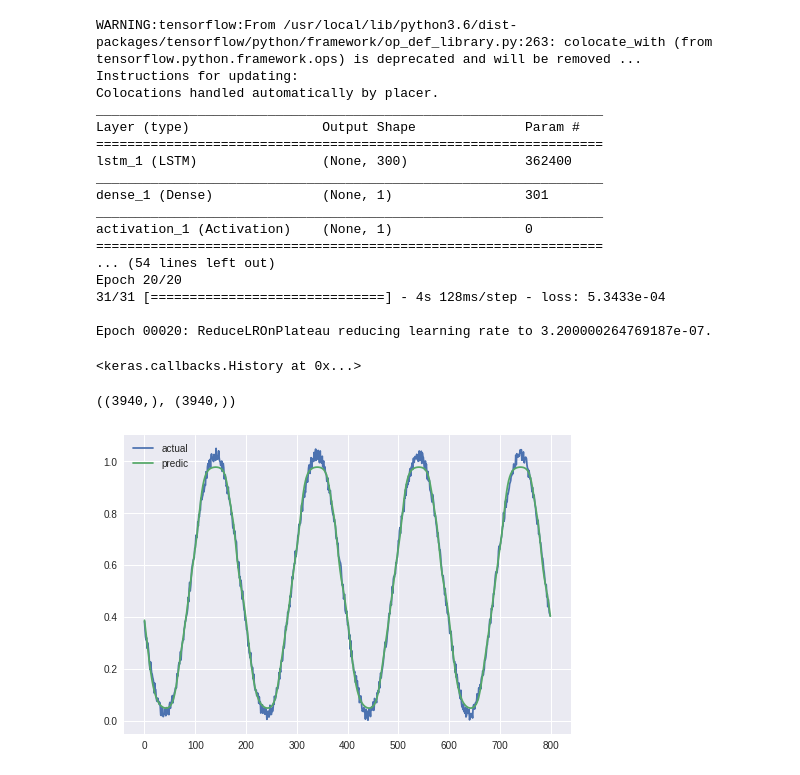
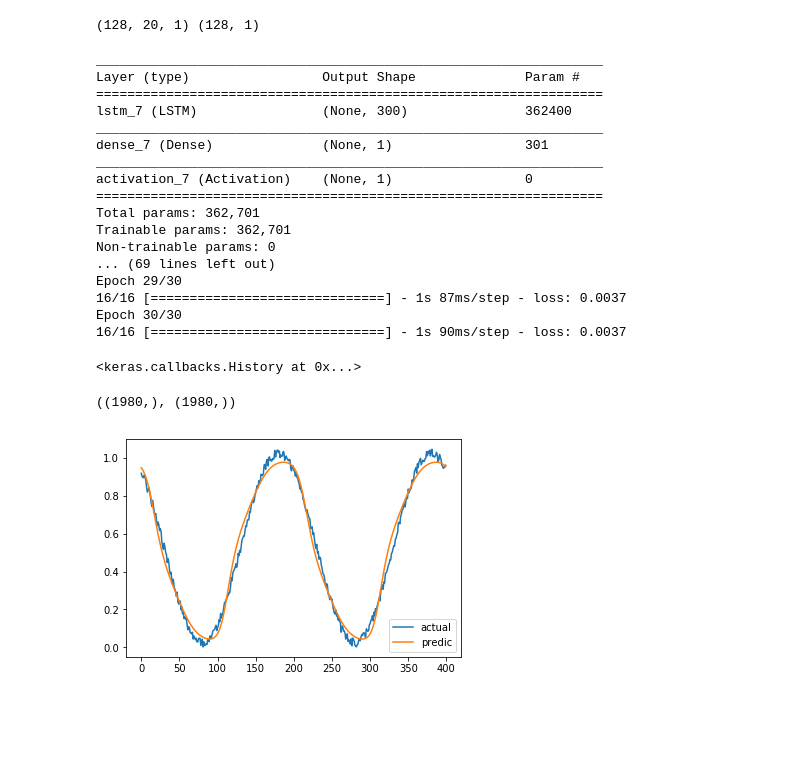
Before and after one commit to vochicong/ai-memo, a Jupyter notebook: predict_sin.ipynb, the cells around one changed output. Saved outputs shown, nothing was run; the diff lists cells and outputs as text; code cells hidden in the pictures; blank space fills up the shorter version.

Commit message:
Refactor Keras model to learn sin()

```diff
--- a/predict_sin.ipynb
+++ b/predict_sin.ipynb
@@ -49,47 +51,58 @@ gen[0][0].shape, gen[0][1].shape
 # %%
-assert np.array_equal(gen[0][0][0], data[0:seq_len])
-assert np.array_equal(gen[0][0][1], data[1:seq_len+1])
-assert np.array_equal(gen[0][1], targets[seq_len:seq_len+batch_size])
+kgen = k.preprocessing.sequence.TimeseriesGenerator(
+    X, y, length=seq_len, batch_size=batch_size)
+print(kgen[0][0].shape, kgen[0][1].shape)
+assert np.array_equal(kgen[0][0][0], X[0:seq_len])
+assert np.array_equal(kgen[0][0][1], X[1:seq_len + 1])
+assert np.array_equal(kgen[0][1], y[seq_len:seq_len + batch_size])
+# %% [output]
+(128, 20, 1) (128, 1)
 # %%
-
-lstm_hidden_units = 300
-
-model = Sequential([
-#     Dense(32, input_shape=(seq_len,xdim)), Activation('relu'),
-    LSTM(lstm_hidden_units, input_shape=(seq_len,ydim,)
-        ),
-    Dense(ydim),
-    Activation('sigmoid'),
+kmodel = k.models.Sequential([
+    k.layers.LSTM(lstm_n_units, input_shape=(seq_len, xdim,)),
+    k.layers.Dense(ydim), k.layers.Activation('sigmoid'),
 ])
-
-model.compile(optimizer='rmsprop', loss='mean_squared_error')
-print(model.summary())
-early_stop = EarlyStopping(monitor='loss', patience=3, restore_best_weights=True, verbose=1)
-reduce_lr = ReduceLROnPlateau(monitor='loss', factor=0.2, patience=early_stop.patience//2, verbose=1)
-model.fit_generator(gen, epochs=20, callbacks=[reduce_lr, early_stop])
+kmodel.compile(optimizer='rmsprop', loss='mean_squared_error')
+print(kmodel.summary())
+early_stop = k.callbacks.EarlyStopping(
+    monitor='loss',
+    patience=4,
+    restore_best_weights=True,
+    verbose=1)
+reduce_lr = k.callbacks.ReduceLROnPlateau(
+    monitor='loss',
+    factor=0.2,
+    patience=early_stop.patience // 2,
+    verbose=1)
+callbacks = [reduce_lr, early_stop]
+print_params()
+kmodel.fit_generator(kgen, epochs=n_epochs, callbacks=callbacks)
 # %% [output]
-WARNING:tensorflow:From /usr/local/lib/python3.6/dist-packages/tensorflow/python/framework/op_def_library.py:263: colocate_with (from tensorflow.python.framework.ops) is deprecated and will be removed ...
-Instructions for updating:
-Colocations handled automatically by placer.
 _________________________________________________________________
 Layer (type)                 Output Shape              Param #
 =================================================================
-lstm_1 (LSTM)                (None, 300)               362400
+lstm_7 (LSTM)                (None, 300)               362400
 _________________________________________________________________
-dense_1 (Dense)              (None, 1)                 301
+dense_7 (Dense)              (None, 1)                 301
 _________________________________________________________________
-activation_1 (Activation)    (None, 1)                 0
+activation_7 (Activation)    (None, 1)                 0
 =================================================================
-... (54 lines left out)
-Epoch 20/20
-31/31 [==============================] - 4s 128ms/step - loss: 5.3433e-04
-
-Epoch 00020: ReduceLROnPlateau reducing learning rate to 3.200000264769187e-07.
+Total params: 362,701
+Trainable params: 362,701
+Non-trainable params: 0
+... (69 lines left out)
+Epoch 29/30
+16/16 [==============================] - 1s 87ms/step - loss: 0.0037
+Epoch 30/30
+16/16 [==============================] - 1s 90ms/step - loss: 0.0037
 <keras.callbacks.History at 0x...>
 # %%
-pred = model.predict_generator(gen).flatten()
-pd.DataFrame({'actual': targets.flatten()[seq_len:], 'predic': pred.flatten()}).head(samples_per_cycle*4).plot()
-pred.shape, targets.flatten()[seq_len:].shape
+# 学習結果と実際値の比較
+pred = kmodel.predict_generator(kgen).flatten()
+pd.DataFrame({'actual': y.flatten()[seq_len:],
+              'predic': pred.flatten()}).head(
+    samples_per_cycle * 2).plot()
+pred.shape, y.flatten()[seq_len:].shape
 # %% [output]
-((3940,), (3940,))
+((1980,), (1980,))
-[figure, old version]
+[figure, new version]
```
Also changed, not shown: parts of 6 cells of this notebook, 1 other file.
